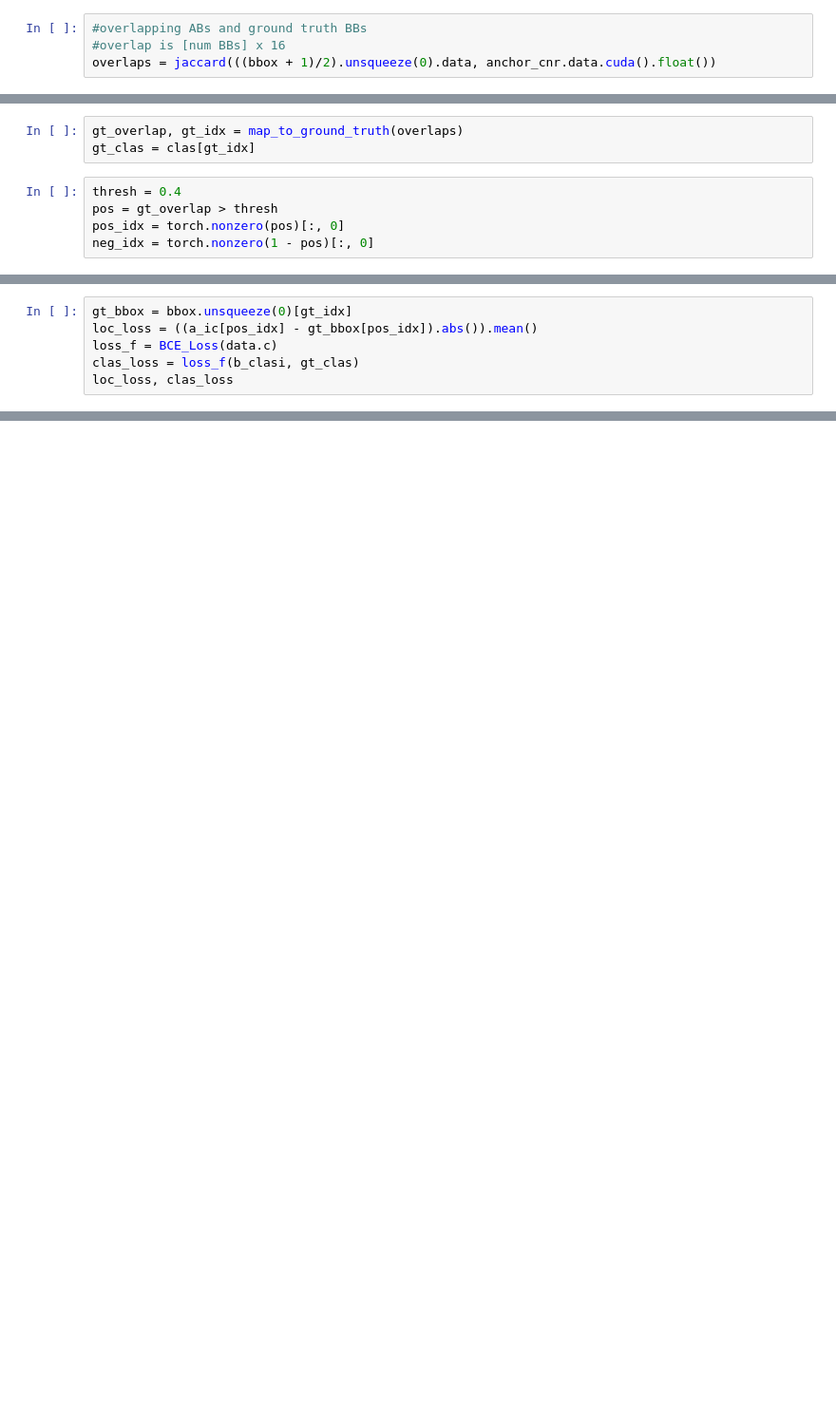
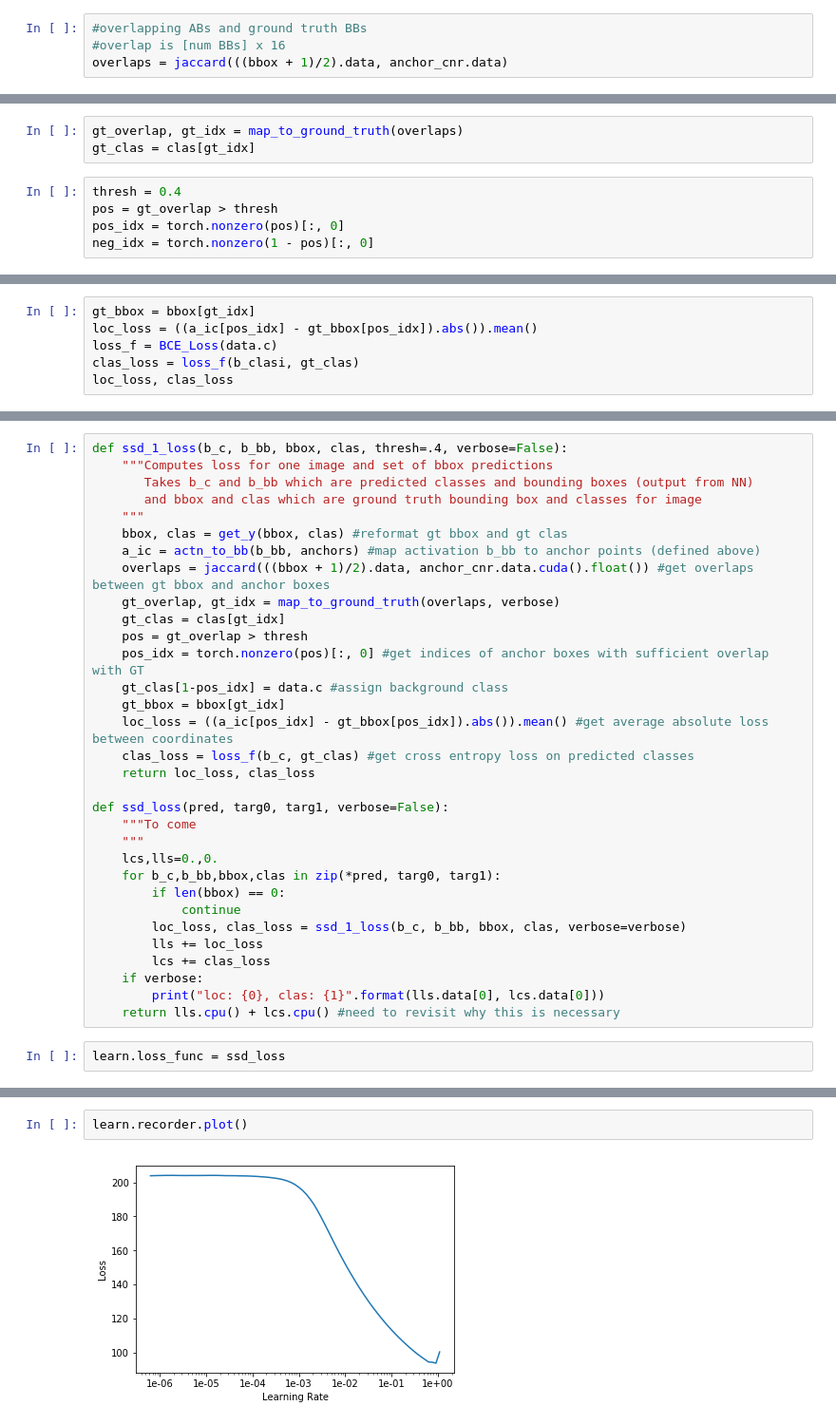
Before and after one commit to akshairajendran/kaggle, a Jupyter notebook: imagenet_localization/main.ipynb, the cells around one changed output, grey strips where cells are left out. Shown at 95% size. Cells and saved outputs as stored; diff of their text form; blank space fills up the shorter version.

Commit message:
Added loss functions got first pass of learner working

```diff
--- a/imagenet_localization/main.ipynb
+++ b/imagenet_localization/main.ipynb
@@ -449,7 +551,7 @@ torch_gt(ax, ima, a_ic * 2 - 1, b_clasi.max(1)[1], b_clasi.max(1)[0].sigmoid(),
 # %%
 #overlapping ABs and ground truth BBs
 #overlap is [num BBs] x 16
-overlaps = jaccard(((bbox + 1)/2).unsqueeze(0).data, anchor_cnr.data.cuda().float())
+overlaps = jaccard(((bbox + 1)/2).data, anchor_cnr.data)
 # %%
 overlaps.max(0)
 # %% [output]
@@ -486,7 +588,7 @@ gt_clas[1-pos] = data.c
  'bg',
  'bg']
 # %%
-gt_bbox = bbox.unsqueeze(0)[gt_idx]
+gt_bbox = bbox[gt_idx]
 loc_loss = ((a_ic[pos_idx] - gt_bbox[pos_idx]).abs()).mean()
 loss_f = BCE_Loss(data.c)
 clas_loss = loss_f(b_clasi, gt_clas)
@@ -496,0 +599,34 @@ loc_loss, clas_loss
+# %%
+def ssd_1_loss(b_c, b_bb, bbox, clas, thresh=.4, verbose=False):
+    """Computes loss for one image and set of bbox predictions
+       Takes b_c and b_bb which are predicted classes and bounding boxes (output from NN)
+       and bbox and clas which are ground truth bounding box and classes for image
+    """
+    bbox, clas = get_y(bbox, clas) #reformat gt bbox and gt clas
+    a_ic = actn_to_bb(b_bb, anchors) #map activation b_bb to anchor points (defined above)
+    overlaps = jaccard(((bbox + 1)/2).data, anchor_cnr.data.cuda().float()) #get overlaps between gt bbox and anchor boxes
+    gt_overlap, gt_idx = map_to_ground_truth(overlaps, verbose)
+    gt_clas = clas[gt_idx]
+    pos = gt_overlap > thresh
+    pos_idx = torch.nonzero(pos)[:, 0] #get indices of anchor boxes with sufficient overlap with GT
+    gt_clas[1-pos_idx] = data.c #assign background class
+    gt_bbox = bbox[gt_idx]
+    loc_loss = ((a_ic[pos_idx] - gt_bbox[pos_idx]).abs()).mean() #get average absolute loss between coordinates
+    clas_loss = loss_f(b_c, gt_clas) #get cross entropy loss on predicted classes
+    return loc_loss, clas_loss
+
+def ssd_loss(pred, targ0, targ1, verbose=False):
+    """To come
+    """
+    lcs,lls=0.,0.
+    for b_c,b_bb,bbox,clas in zip(*pred, targ0, targ1):
+        if len(bbox) == 0:
+            continue
+        loc_loss, clas_loss = ssd_1_loss(b_c, b_bb, bbox, clas, verbose=verbose)
+        lls += loc_loss
+        lcs += clas_loss
+    if verbose:
+        print("loc: {0}, clas: {1}".format(lls.data[0], lcs.data[0]))
+    return lls.cpu() + lcs.cpu() #need to revisit why this is necessary
+# %%
+learn.loss_func = ssd_loss
@@ -496,0 +638,4 @@ loc_loss, clas_loss
+# %%
+learn.recorder.plot()
+# %% [output]
+[figure, added]
```
Also changed, not shown: parts of 44 cells of this notebook.
